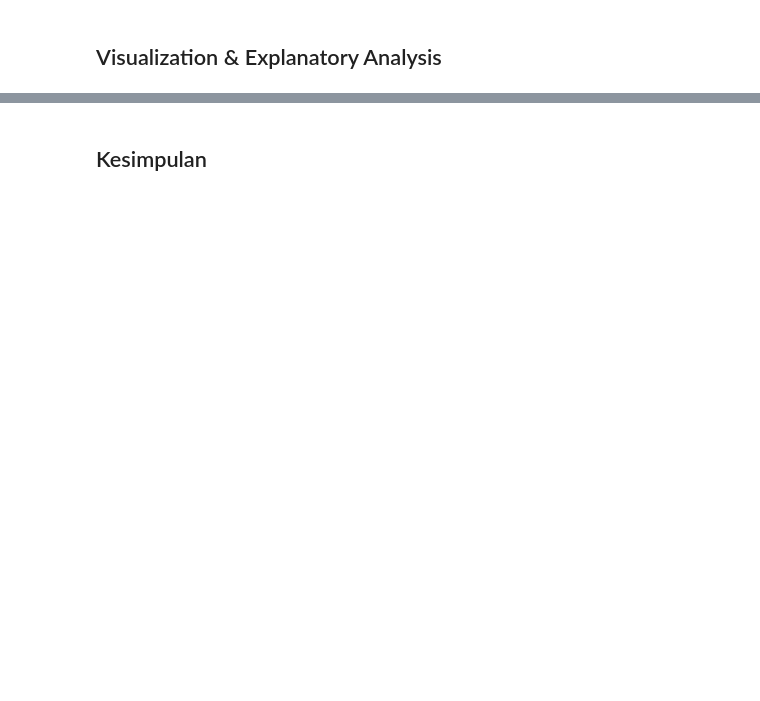
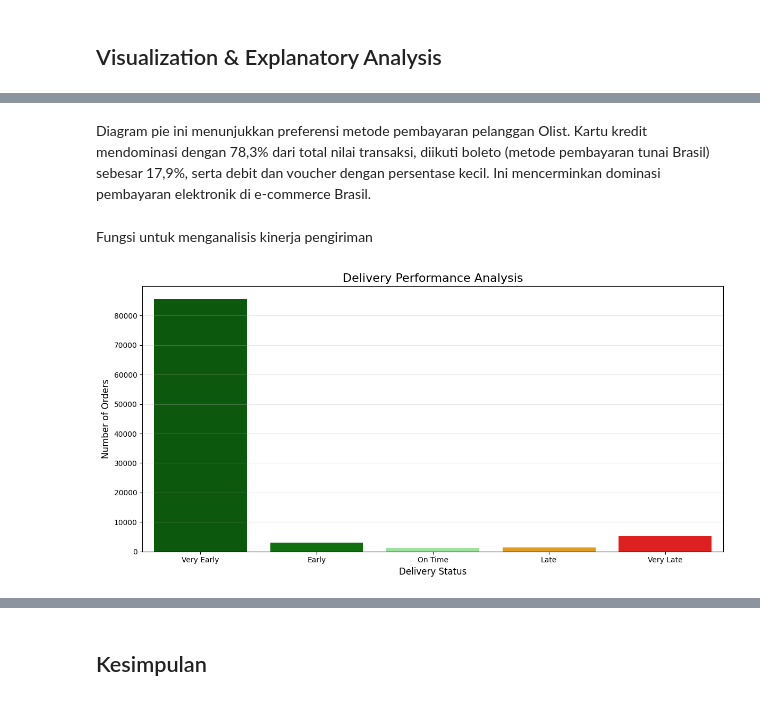
Before and after one commit to Koerentji/dashboard-olist-e-commerce, a Jupyter notebook: notebook.ipynb, the cells around one changed output, grey strips where cells are left out. Cells and saved outputs as stored; diff of their text form; code cells hidden in the pictures; blank space fills up the shorter version.

```diff
--- a/notebook.ipynb
+++ b/notebook.ipynb
@@ -1249,0 +625,50 @@ plt.show()
+# %% [markdown]
+Diagram pie ini menunjukkan preferensi metode pembayaran pelanggan Olist. Kartu kredit mendominasi dengan 78,3% dari total nilai transaksi, diikuti boleto (metode pembayaran tunai Brasil) sebesar 17,9%, serta debit dan voucher dengan persentase kecil. Ini mencerminkan dominasi pembayaran elektronik di e-commerce Brasil.
+# %% [markdown]
+Fungsi untuk menganalisis kinerja pengiriman
+# %%
+def analyze_delivery_performance(orders_df):
+    # Filter delivered orders with complete delivery date information
+    delivery_data = orders_df[
+        (orders_df['order_status'] == 'delivered') &
+        (~orders_df['order_delivered_customer_date'].isna()) &
+        (~orders_df['order_estimated_delivery_date'].isna())
+    ].copy()
+
+    # Calculate delivery difference in days
+    delivery_data['delivery_difference'] = (delivery_data['order_delivered_customer_date'] -
+                                           delivery_data['order_estimated_delivery_date']).dt.days
+
+    # Categorize delivery performance
+    delivery_data['delivery_status'] = pd.cut(
+        delivery_data['delivery_difference'],
+        bins=[-float('inf'), -3, -1, 0, 2, float('inf')],
+        labels=['Very Early', 'Early', 'On Time', 'Late', 'Very Late']
+    )
+
+    # Count occurrences of each category
+    status_counts = delivery_data['delivery_status'].value_counts().reset_index()
+    status_counts.columns = ['status', 'count']
+
+    # Sort by status category
+    status_order = ['Very Early', 'Early', 'On Time', 'Late', 'Very Late']
+    status_counts['status'] = pd.Categorical(status_counts['status'], categories=status_order, ordered=True)
+    status_counts = status_counts.sort_values('status')
+
+    return status_counts, delivery_data
+
+# Get delivery performance summary
+delivery_summary, delivery_data_full = analyze_delivery_performance(df_orders)
+
+# Visualize delivery performance
+plt.figure(figsize=(12, 6))
+colors = ['darkgreen', 'green', 'lightgreen', 'orange', 'red']
+sns.barplot(x='status', y='count', data=delivery_summary, palette=colors)
+plt.title('Delivery Performance Analysis', fontsize=16)
+plt.xlabel('Delivery Status', fontsize=12)
+plt.ylabel('Number of Orders', fontsize=12)
+plt.grid(True, alpha=0.3, axis='y')
+plt.tight_layout()
+plt.show()
+# %% [output]
+[figure, added]
```
Also changed, not shown: parts of 156 cells of this notebook, 13 other files.
